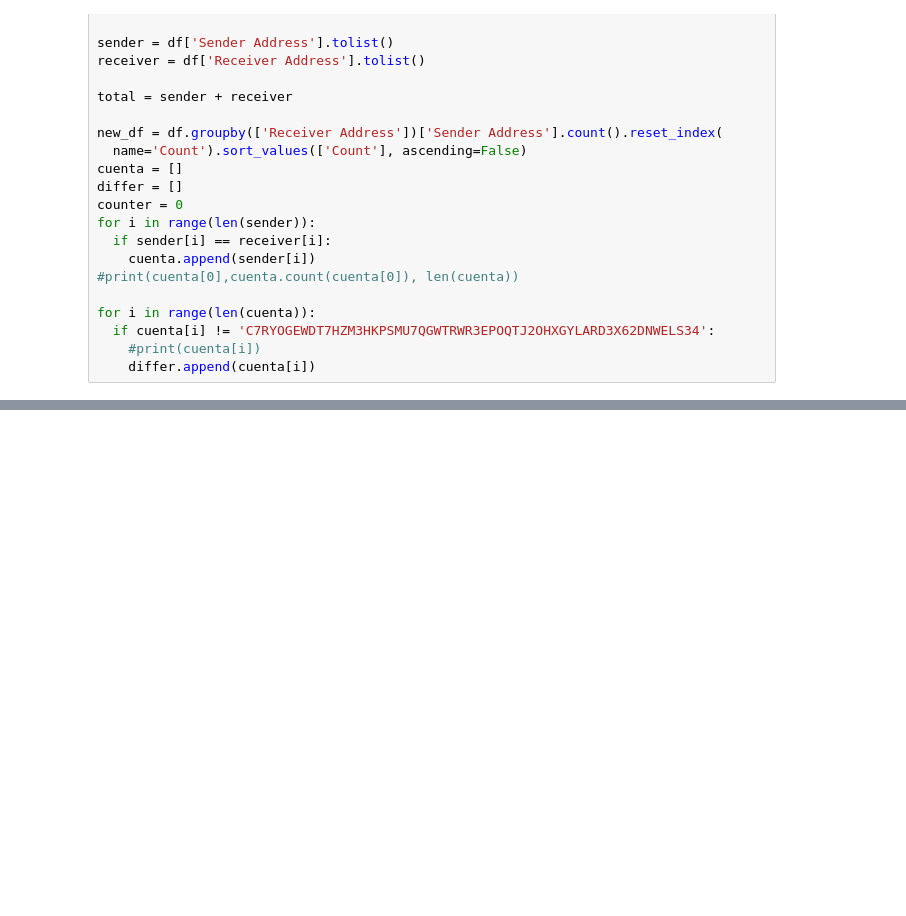
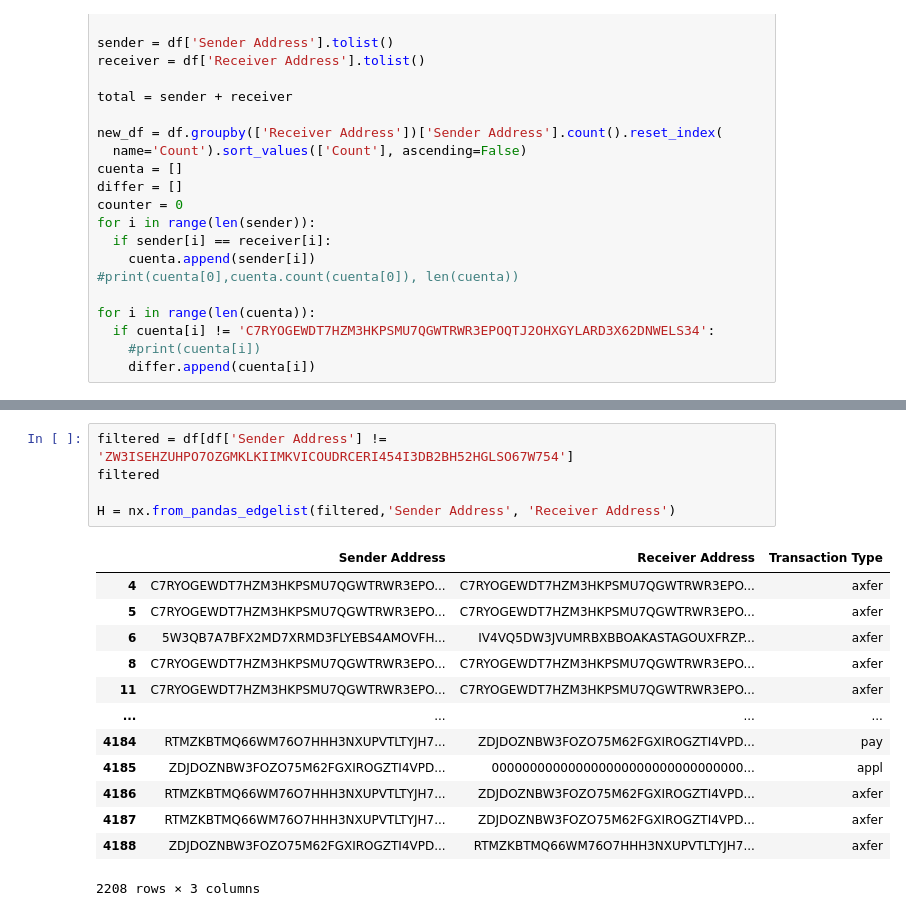
Before and after one commit to juanmir227/Algo-Research, a Jupyter notebook: exploration.ipynb, the cells around one changed output, grey strips where cells are left out. Drawn from its saved outputs; the diff is of its cells as text; blank space fills up the shorter version.

```diff
--- a/exploration.ipynb
+++ b/exploration.ipynb
@@ -103,0 +97,19 @@ nx.draw(
+# %%
+filtered = df[df['Sender Address'] != 'ZW3ISEHZUHPO7OZGMKLKIIMKVICOUDRCERI454I3DB2BH52HGLSO67W754']
+filtered
+
+H = nx.from_pandas_edgelist(filtered,'Sender Address', 'Receiver Address')
+# %% [output]
+|  | Sender Address | Receiver Address | Transaction Type |
+| 4 | C7RYOGEWDT7HZM3HKPSMU7QGWTRWR3EPO... | C7RYOGEWDT7HZM3HKPSMU7QGWTRWR3EPO... | axfer |
+| 5 | C7RYOGEWDT7HZM3HKPSMU7QGWTRWR3EPO... | C7RYOGEWDT7HZM3HKPSMU7QGWTRWR3EPO... | axfer |
+| 6 | 5W3QB7A7BFX2MD7XRMD3FLYEBS4AMOVFH... | IV4VQ5DW3JVUMRBXBBOAKASTAGOUXFRZP... | axfer |
+| 8 | C7RYOGEWDT7HZM3HKPSMU7QGWTRWR3EPO... | C7RYOGEWDT7HZM3HKPSMU7QGWTRWR3EPO... | axfer |
+| 11 | C7RYOGEWDT7HZM3HKPSMU7QGWTRWR3EPO... | C7RYOGEWDT7HZM3HKPSMU7QGWTRWR3EPO... | axfer |
+| ... | ... | ... | ... |
+| 4184 | RTMZKBTMQ66WM76O7HHH3NXUPVTLTYJH7... | ZDJDOZNBW3FOZO75M62FGXIROGZTI4VPD... | pay |
+| 4185 | ZDJDOZNBW3FOZO75M62FGXIROGZTI4VPD... | 000000000000000000000000000000000... | appl |
+| 4186 | RTMZKBTMQ66WM76O7HHH3NXUPVTLTYJH7... | ZDJDOZNBW3FOZO75M62FGXIROGZTI4VPD... | axfer |
+| 4187 | RTMZKBTMQ66WM76O7HHH3NXUPVTLTYJH7... | ZDJDOZNBW3FOZO75M62FGXIROGZTI4VPD... | axfer |
+| 4188 | ZDJDOZNBW3FOZO75M62FGXIROGZTI4VPD... | RTMZKBTMQ66WM76O7HHH3NXUPVTLTYJH7... | axfer |
+2208 rows × 3 columns
```
Also changed, not shown: parts of 3 cells of this notebook, 1 other file.
